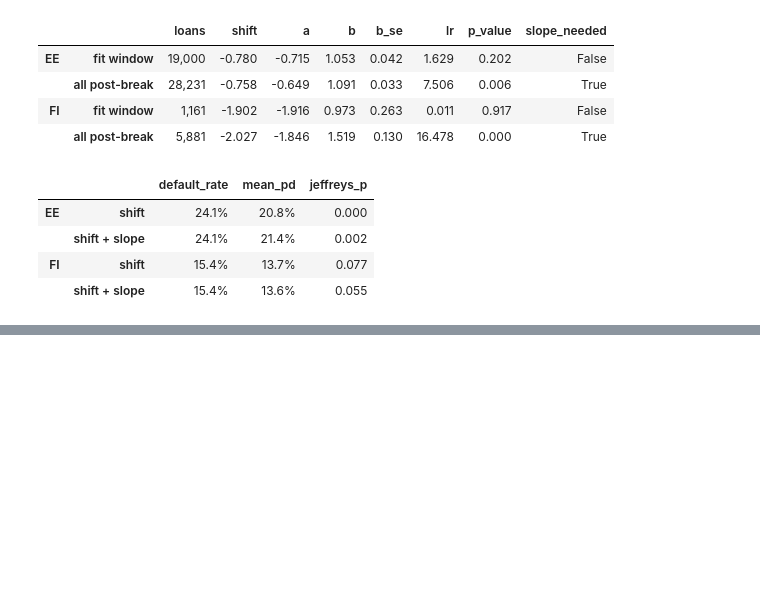
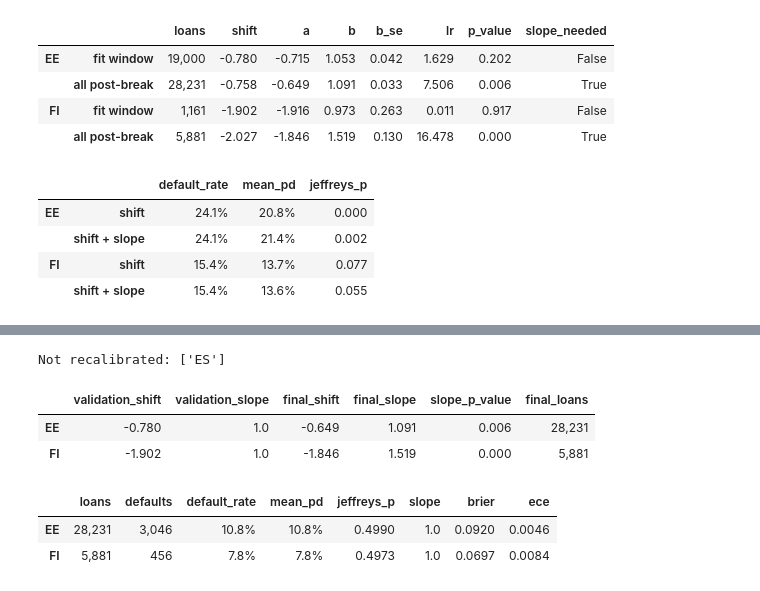
Before and after one commit to Langsi97/credit-risk-pd-engine-ifrs9, a Jupyter notebook: notebooks/08_recalibration.ipynb, the cells around one changed output, grey strips where cells are left out. Drawn from its saved outputs; the diff is of its cells as text; code cells hidden in the pictures; blank space fills up the shorter version.

```diff
--- a/notebooks/08_recalibration.ipynb
+++ b/notebooks/08_recalibration.ipynb
@@ -652,0 +595,19 @@ show(top)
+# %%
+rec = CountryRecalibration().fit(oot["y"], oot["pd_v2"], oot["country"], oot["issue_date"])
+final = pd.DataFrame({"validation_shift": rec_val.shifts, "validation_slope": rec_val.slopes,
+                      "final_shift": rec.shifts, "final_slope": rec.slopes,
+                      "slope_p_value": rec.slope_p_values, "final_loans": rec.loans})
+print("Not recalibrated:", rec.not_recalibrated)
+display(show(final))
+
+post = oot["issue_date"].ge(S.RECAL_START)
+oot["pd_recal"] = rec.transform(oot["pd_v2"], oot["country"])
+show(calibration_table(oot.loc[post, "y"], oot.loc[post, "pd_recal"], oot.loc[post, "country"]), 4)
+# %% [output]
+Not recalibrated: ['ES']
+|  | validation_shift | validation_slope | final_shift | final_slope | slope_p_value | final_loans |
+| EE | -0.780 | 1.0 | -0.649 | 1.091 | 0.006 | 28,231 |
+| FI | -1.902 | 1.0 | -1.846 | 1.519 | 0.000 | 5,881 |
+|  | loans | defaults | default_rate | mean_pd | jeffreys_p | slope | brier | ece |
+| EE | 28,231 | 3,046 | 10.8% | 10.8% | 0.4990 | 1.0 | 0.0920 | 0.0046 |
+| FI | 5,881 | 456 | 7.8% | 7.8% | 0.4973 | 1.0 | 0.0697 | 0.0084 |
```
Also changed, not shown: parts of 20 cells of this notebook, 5 other files.
